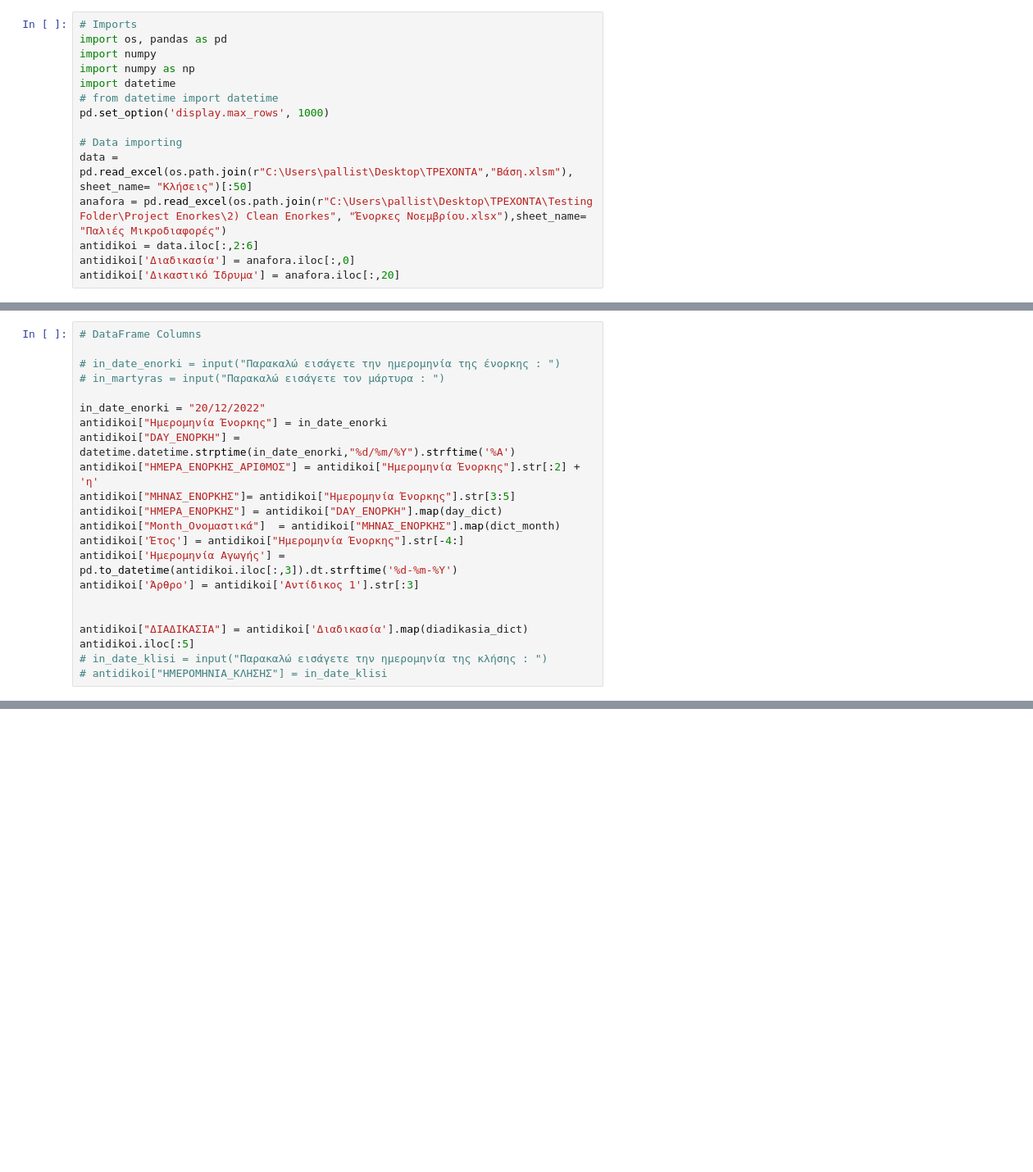
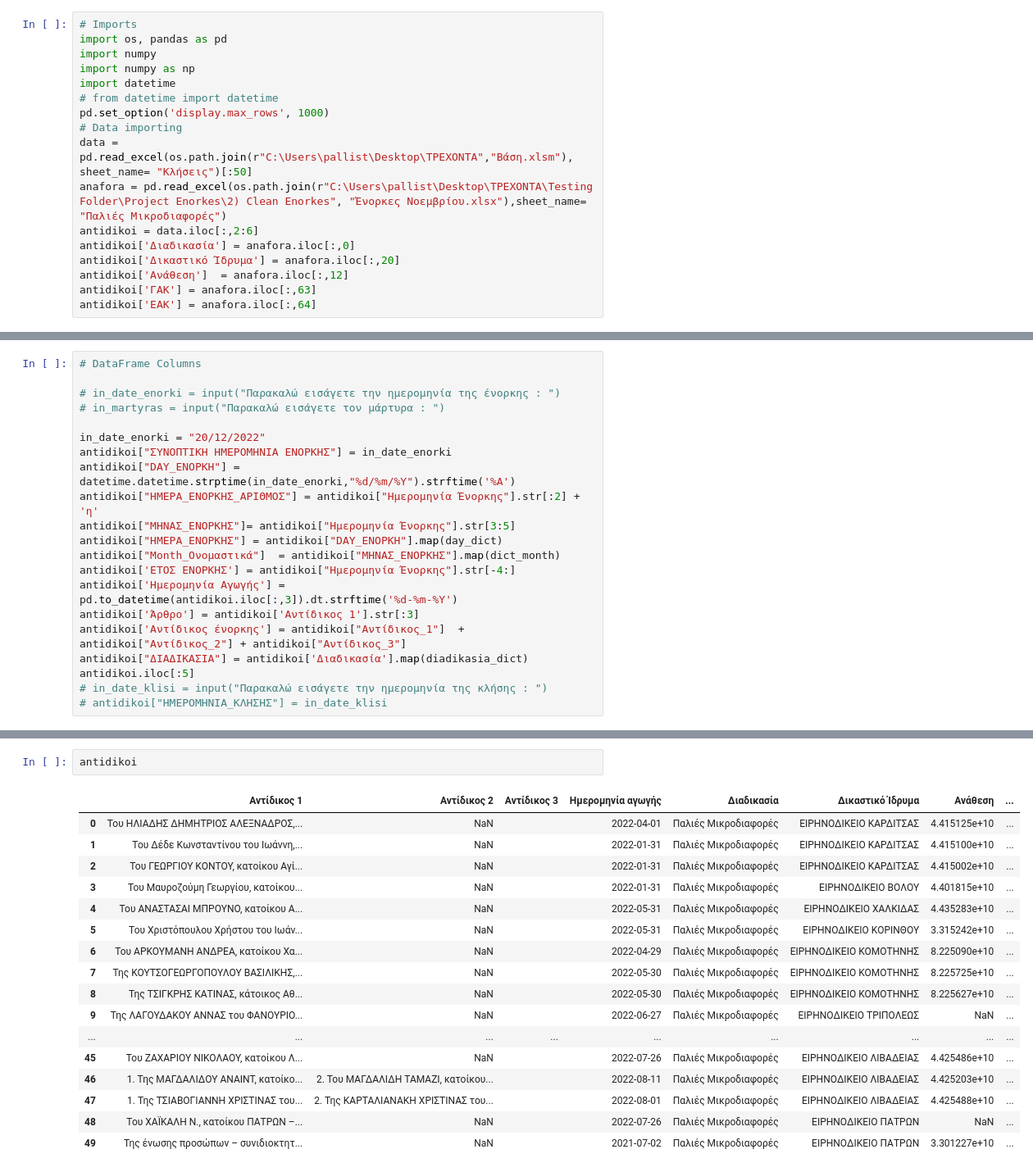
Before and after one commit to TheoPallis/Project-Enorkes, a Jupyter notebook: 5) Καθαρισμός Enorkes/Clean Enorkes 10_11.ipynb, the cells around one changed output, grey strips where cells are left out. Shown at 82% size. Saved outputs shown, nothing was run; the diff lists cells and outputs as text; blank space fills up the shorter version.

```diff
--- a/5) Καθαρισμός Enorkes/Clean Enorkes 10_11.ipynb
+++ b/5) Καθαρισμός Enorkes/Clean Enorkes 10_11.ipynb
@@ -6,13 +6,15 @@ import numpy as np
 import datetime
 # from datetime import datetime
 pd.set_option('display.max_rows', 1000)
-
 # Data importing
 data = pd.read_excel(os.path.join(r"C:\Users\pallist\Desktop\ΤΡΕΧΟΝΤΑ","Βάση.xlsm"), sheet_name= "Κλήσεις")[:50]
 anafora = pd.read_excel(os.path.join(r"C:\Users\pallist\Desktop\ΤΡΕΧΟΝΤΑ\Testing Folder\Project Enorkes\2) Clean Enorkes", "Ένορκες Νοεμβρίου.xlsx"),sheet_name= "Παλιές Μικροδιαφορές")
 antidikoi = data.iloc[:,2:6]
 antidikoi['Διαδικασία'] = anafora.iloc[:,0]
 antidikoi['Δικαστικό Ίδρυμα'] = anafora.iloc[:,20]
+antidikoi['Ανάθεση']  = anafora.iloc[:,12]
+antidikoi['ΓΑΚ'] = anafora.iloc[:,63]
+antidikoi['ΕΑΚ'] = anafora.iloc[:,64]
 # %%
 # Add space 😀
 
@@ -160,17 +162,16 @@ else :
 # in_martyras = input("Παρακαλώ εισάγετε τον μάρτυρα : ")
 
 in_date_enorki = "20/12/2022"
-antidikoi["Ημερομηνία Ένορκης"] = in_date_enorki
+antidikoi["ΣΥΝΟΠΤΙΚΗ ΗΜΕΡΟΜΗΝΙΑ ΕΝΟΡΚΗΣ"] = in_date_enorki
 antidikoi["DAY_ΕΝΟΡΚΗ"] = datetime.datetime.strptime(in_date_enorki,"%d/%m/%Y").strftime('%A')
 antidikoi["ΗΜΕΡΑ_ΕΝΟΡΚΗΣ_ΑΡΙΘΜΟΣ"] = antidikoi["Ημερομηνία Ένορκης"].str[:2] + 'η'
 antidikoi["ΜΗΝΑΣ_ΕΝΟΡΚΗΣ"]= antidikoi["Ημερομηνία Ένορκης"].str[3:5]
 antidikoi["ΗΜΕΡΑ_ΕΝΟΡΚΗΣ"] = antidikoi["DAY_ΕΝΟΡΚΗ"].map(day_dict)
 antidikoi["Month_Ονομαστικά"]  = antidikoi["ΜΗΝΑΣ_ΕΝΟΡΚΗΣ"].map(dict_month)
-antidikoi['Έτος'] = antidikoi["Ημερομηνία Ένορκης"].str[-4:]
+antidikoi['ΕΤΟΣ ΕΝΟΡΚΗΣ'] = antidikoi["Ημερομηνία Ένορκης"].str[-4:]
 antidikoi['Ημερομηνία Αγωγής'] =  pd.to_datetime(antidikoi.iloc[:,3]).dt.strftime('%d-%m-%Y')
 antidikoi['Άρθρο'] = antidikoi['Αντίδικος 1'].str[:3]
-
-
+antidikoi['Αντίδικος ένορκης'] = antidikoi["Αντίδικος_1"]  + antidikoi["Αντίδικος_2"] + antidikoi["Αντίδικος_3"]
 antidikoi["ΔΙΑΔΙΚΑΣΙΑ"] = antidikoi['Διαδικασία'].map(diadikasia_dict)
 antidikoi.iloc[:5]
 # in_date_klisi = input("Παρακαλώ εισάγετε την ημερομηνία της κλήσης : ")
@@ -201,3 +210,23 @@ def add_rows() :
             antidikoi["Iteration"][c+1:c+i] = x
             antidikoi["Ώρες ανά δικηγόρο"]  = antidikoi.iloc["Iteration"][c+1:c+i].map(hour_dict)
             c+=i
+# %%
+antidikoi
+# %% [output]
+|  | Αντίδικος 1 | Αντίδικος 2 | Αντίδικος 3 | Ημερομηνία αγωγής | Διαδικασία | Δικαστικό Ίδρυμα | Ανάθεση | ... |
+| 0 | Του ΗΛΙΑΔΗΣ ΔΗΜΗΤΡΙΟΣ ΑΛΕΞΝΑΔΡΟΣ,... | NaN |  | 2022-04-01 | Παλιές Μικροδιαφορές | ΕΙΡΗΝΟΔΙΚΕΙΟ ΚΑΡΔΙΤΣΑΣ | 4.415125e+10 | ... |
+| 1 | Του Δέδε Κωνσταντίνου του Ιωάννη,... | NaN |  | 2022-01-31 | Παλιές Μικροδιαφορές | ΕΙΡΗΝΟΔΙΚΕΙΟ ΚΑΡΔΙΤΣΑΣ | 4.415100e+10 | ... |
+| 2 | Του ΓΕΩΡΓΙΟΥ ΚΟΝΤΟΥ, κατοίκου Αγί... | NaN |  | 2022-01-31 | Παλιές Μικροδιαφορές | ΕΙΡΗΝΟΔΙΚΕΙΟ ΚΑΡΔΙΤΣΑΣ | 4.415002e+10 | ... |
+| 3 | Του Μαυροζούμη Γεωργίου, κατοίκου... | NaN |  | 2022-01-31 | Παλιές Μικροδιαφορές | ΕΙΡΗΝΟΔΙΚΕΙΟ ΒΟΛΟΥ | 4.401815e+10 | ... |
+| 4 | Του ΑΝΑΣΤΑΣΑΙ ΜΠΡΟΥΝΟ, κατοίκου Α... | NaN |  | 2022-05-31 | Παλιές Μικροδιαφορές | ΕΙΡΗΝΟΔΙΚΕΙΟ ΧΑΛΚΙΔΑΣ | 4.435283e+10 | ... |
+| 5 | Του Χριστόπουλου Χρήστου του Ιωάν... | NaN |  | 2022-05-31 | Παλιές Μικροδιαφορές | ΕΙΡΗΝΟΔΙΚΕΙΟ ΚΟΡΙΝΘΟΥ | 3.315242e+10 | ... |
+| 6 | Του ΑΡΚΟΥΜΑΝΗ ΑΝΔΡΕΑ, κατοίκου Χα... | NaN |  | 2022-04-29 | Παλιές Μικροδιαφορές | ΕΙΡΗΝΟΔΙΚΕΙΟ ΚΟΜΟΤΗΝΗΣ | 8.225090e+10 | ... |
+| 7 | Της ΚΟΥΤΣΟΓΕΩΡΓΟΠΟΥΛΟΥ ΒΑΣΙΛΙΚΗΣ,... | NaN |  | 2022-05-30 | Παλιές Μικροδιαφορές | ΕΙΡΗΝΟΔΙΚΕΙΟ ΚΟΜΟΤΗΝΗΣ | 8.225725e+10 | ... |
+| 8 | Της ΤΣΙΓΚΡΗΣ ΚΑΤΙΝΑΣ, κάτοικος Αθ... | NaN |  | 2022-05-30 | Παλιές Μικροδιαφορές | ΕΙΡΗΝΟΔΙΚΕΙΟ ΚΟΜΟΤΗΝΗΣ | 8.225627e+10 | ... |
+| 9 | Της ΛΑΓΟΥΔΑΚΟΥ ΑΝΝΑΣ του ΦΑΝΟΥΡΙΟ... | NaN |  | 2022-06-27 | Παλιές Μικροδιαφορές | ΕΙΡΗΝΟΔΙΚΕΙΟ ΤΡΙΠΟΛΕΩΣ | NaN | ... |
+| ... | ... | ... | ... | ... | ... | ... | ... | ... |
+| 45 | Του ΖΑΧΑΡΙΟΥ ΝΙΚΟΛΑΟΥ, κατοίκου Λ... | NaN |  | 2022-07-26 | Παλιές Μικροδιαφορές | ΕΙΡΗΝΟΔΙΚΕΙΟ ΛΙΒΑΔΕΙΑΣ | 4.425486e+10 | ... |
+| 46 | 1. Της ΜΑΓΔΑΛΙΔΟΥ ΑΝΑΙΝΤ, κατοίκο... | 2. Του ΜΑΓΔΑΛΙΔΗ ΤΑΜΑΖΙ, κατοίκου... |  | 2022-08-11 | Παλιές Μικροδιαφορές | ΕΙΡΗΝΟΔΙΚΕΙΟ ΛΙΒΑΔΕΙΑΣ | 4.425203e+10 | ... |
+| 47 | 1. Της ΤΣΙΑΒΟΓΙΑΝΝΗ ΧΡΙΣΤΙΝΑΣ του... | 2. Της ΚΑΡΤΑΛΙΑΝΑΚΗ ΧΡΙΣΤΙΝΑΣ του... |  | 2022-08-01 | Παλιές Μικροδιαφορές | ΕΙΡΗΝΟΔΙΚΕΙΟ ΛΙΒΑΔΕΙΑΣ | 4.425488e+10 | ... |
+| 48 | Του ΧΑΪΚΑΛΗ Ν., κατοίκου ΠΑΤΡΩΝ –... | NaN |  | 2022-07-26 | Παλιές Μικροδιαφορές | ΕΙΡΗΝΟΔΙΚΕΙΟ ΠΑΤΡΩΝ | NaN | ... |
+| 49 | Της ένωσης προσώπων – συνιδιοκτητ... | NaN |  | 2021-07-02 | Παλιές Μικροδιαφορές | ΕΙΡΗΝΟΔΙΚΕΙΟ ΠΑΤΡΩΝ | 3.301227e+10 | ... |
```
Also changed, not shown: parts of 2 cells of this notebook, 1 other file.
